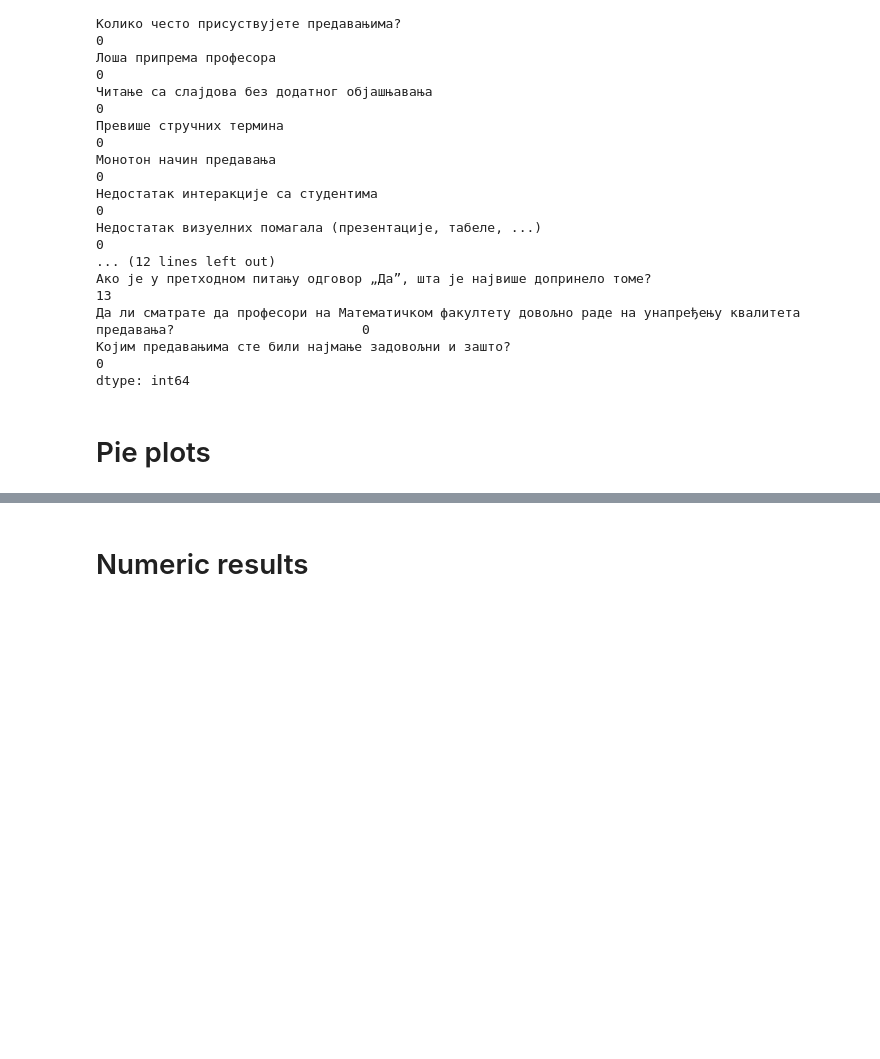
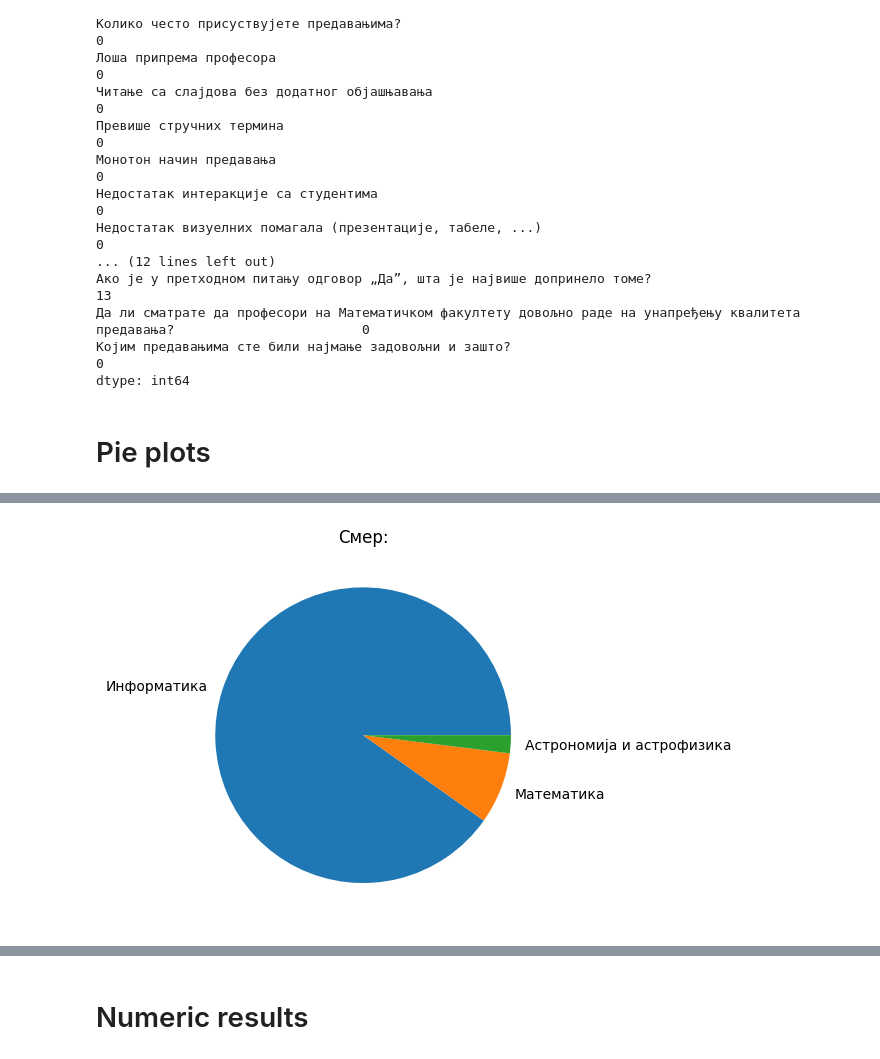
Before and after one commit to Brankonymous/StaCiniLosePredavanje, a Jupyter notebook: eda.ipynb, the cells around one changed output, grey strips where cells are left out. Saved outputs shown, nothing was run; the diff lists cells and outputs as text; code cells hidden in the pictures; blank space fills up the shorter version.

```diff
--- a/eda.ipynb
+++ b/eda.ipynb
@@ -110,0 +84,4 @@ plt.show()
+# %%
+plot_pie('Смер:')
+# %% [output]
+[figure, added]
```
Also changed, not shown: parts of 16 cells of this notebook, 26 other files.
